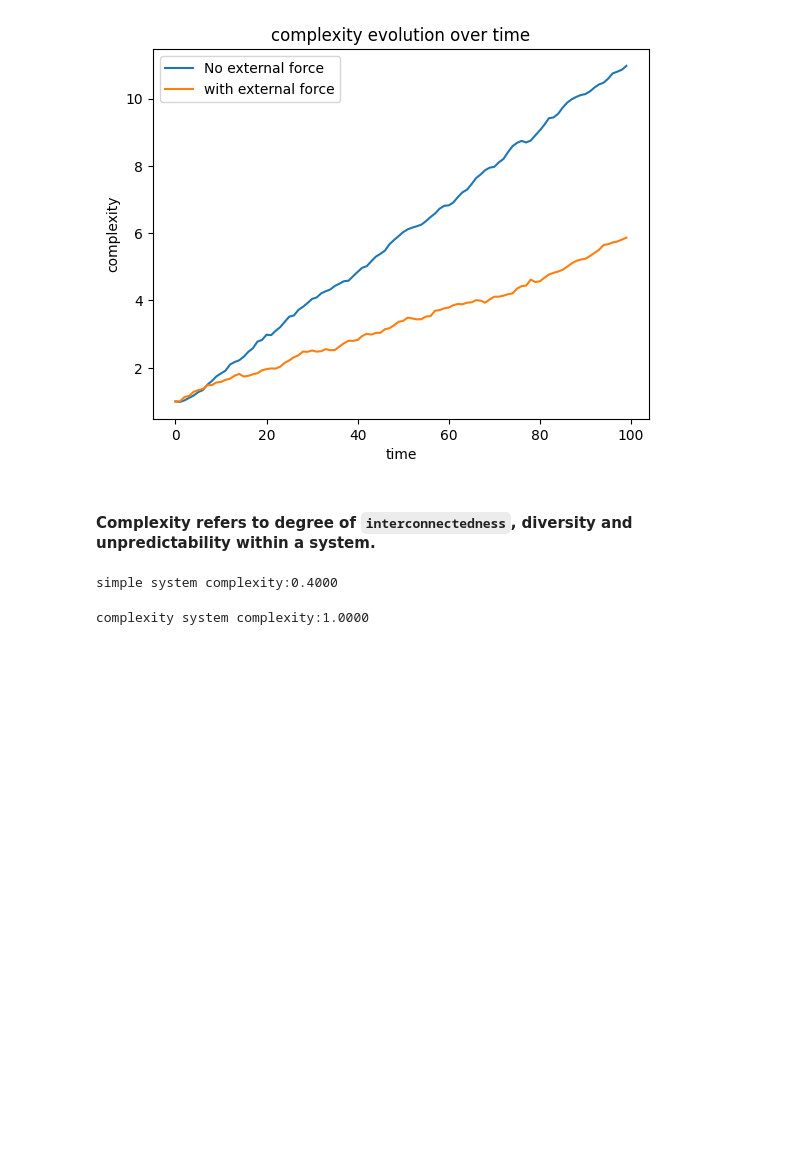
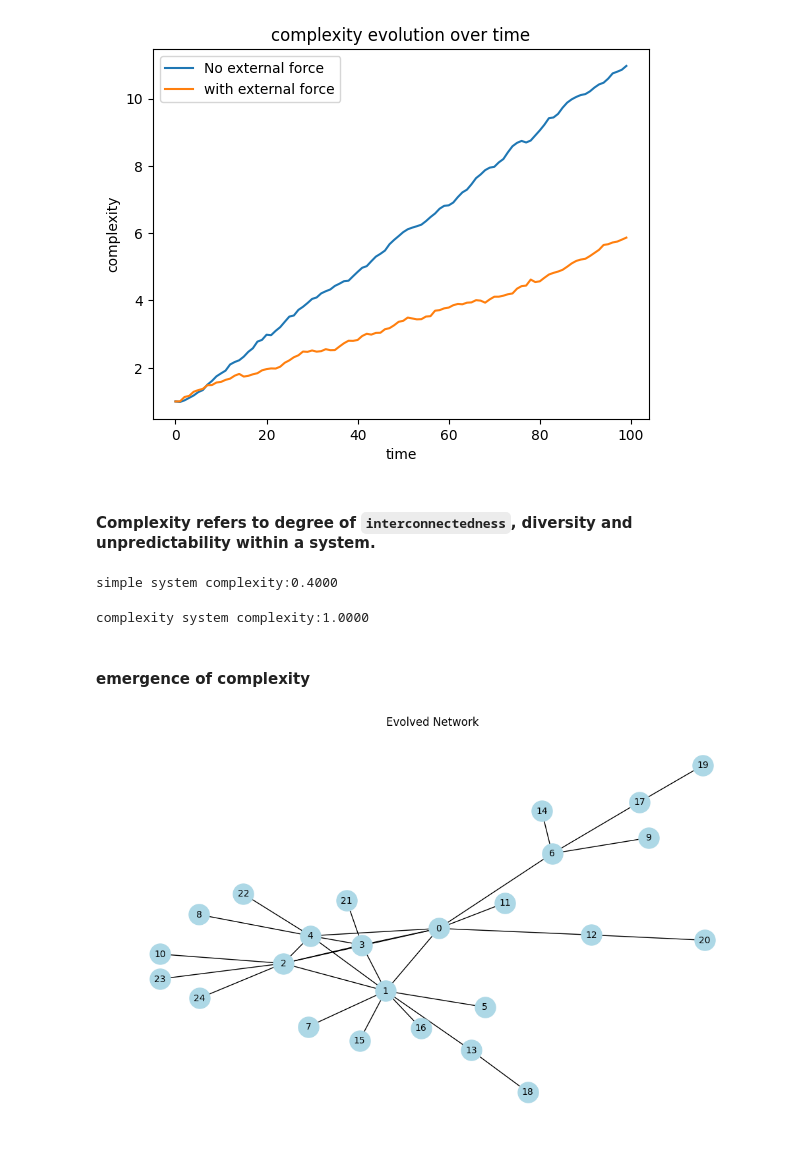
Before and after one commit to kaushal07wick/ilya30researchpaper, a Jupyter notebook: Complexodynamics/complexodynamics.ipynb, the cells around one changed output. Drawn from its saved outputs; the diff is of its cells as text; code cells hidden in the pictures; blank space fills up the shorter version.

Commit message:
complexodynamics

```diff
--- a/Complexodynamics/complexodynamics.ipynb
+++ b/Complexodynamics/complexodynamics.ipynb
@@ -43,3 +43,38 @@ simple system complexity:0.4000
 print(f"complexity system complexity:{calculate_complexity(complex_system):.4f}")
 # %% [output]
 complexity system complexity:1.0000
+# %% [markdown]
+#### emergence of complexity
+# %%
+# according to the First law of complexiodynamics, systems naturally tend to become more complex over time. this emergenece of complexity
+# can be observed in various real-world scenarios, from the evolution of biological systems to the development of social networks and technological infrastructures.
+
+import networkx as nx
+import random
+
+def evolve_network(initial_nodes, new_nodes):
+    # Create an initial network (e.g., a complete graph)
+    G = nx.complete_graph(initial_nodes)
+
+    # Add new nodes
+    for _ in range(new_nodes):
+        new_node = len(G)
+        G.add_node(new_node)
+
+        # Preferential attachment: choose targets based on degree
+        degrees = dict(G.degree())
+        targets = random.choices(list(degrees.keys()), weights=degrees.values(), k=1)  # Pick one target node
+
+        # Add an edge from the new node to the target
+        G.add_edge(new_node, targets[0])
+
+    return G
+
+# Evolve the network and plot it
+network = evolve_network(5, 20)
+plt.figure(figsize=(10, 6))
+nx.draw(network, with_labels=True, node_color='lightblue', node_size=500, font_size=10)
+plt.title("Evolved Network")
+plt.show()
+# %% [output]
+[figure, added]
```
Also changed, not shown: parts of 4 cells of this notebook.
